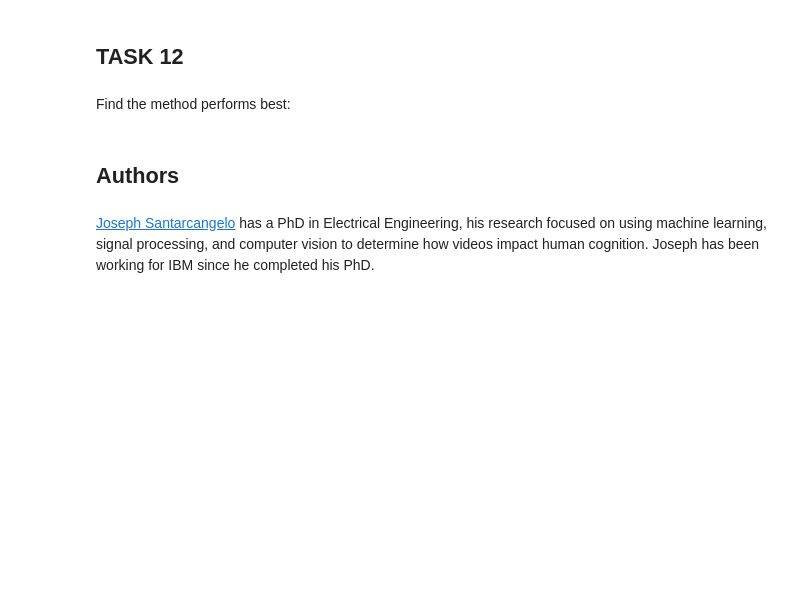
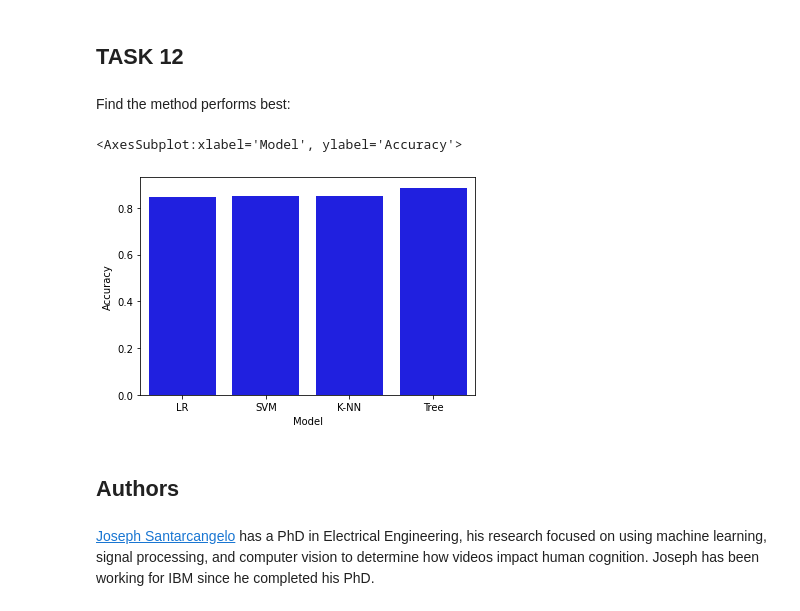
Before and after one commit to wala8021/Coursera_Capstone, a Jupyter notebook: Machine Learning Prediction.ipynb, the cells around one changed output. Drawn from its saved outputs; the diff is of its cells as text; code cells hidden in the pictures; blank space fills up the shorter version.

```diff
--- a/Machine Learning Prediction.ipynb
+++ b/Machine Learning Prediction.ipynb
@@ -350,6 +350,16 @@ plot_confusion_matrix(Y_test,yhat)
 ## TASK  12
 # %% [markdown]
 Find the method performs best:
+# %%
+train_results={'Model': ['LR', 'SVM','Tree','K-NN'], 'Accuracy':[0.846428, 0.848214, 0.885714, 0.848214]}
+df_Model=pd.DataFrame(train_results, index=None)
+df_Model.sort_values(by=['Accuracy'], inplace=True)
+# %%
+import seaborn as sns
+sns.barplot(x=df_Model.Model, y=df_Model.Accuracy, data= df_Model , color='blue')
+# %% [output]
+<AxesSubplot:xlabel='Model', ylabel='Accuracy'>
+[figure, added]
 # %% [markdown]
 ## Authors
 # %% [markdown]
```
Also changed, not shown: parts of 1 cell of this notebook.
